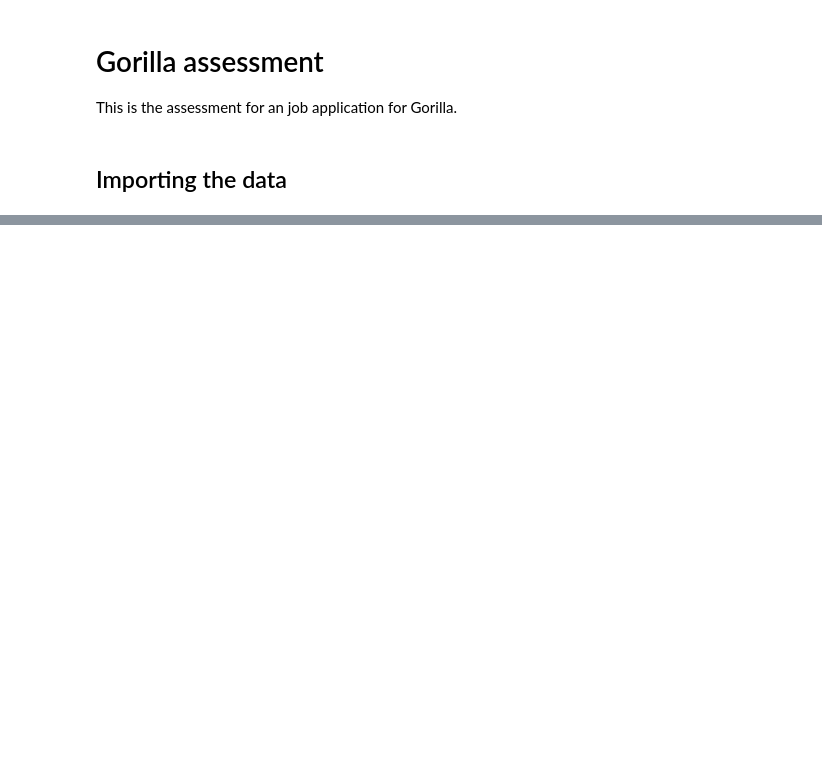
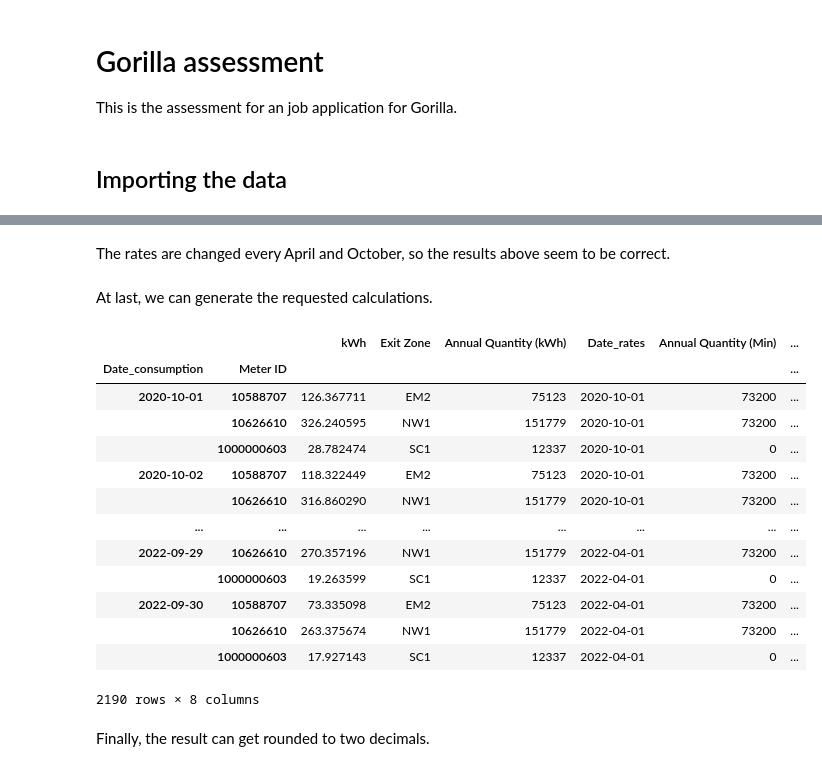
Before and after one commit to brmdv/assessment-gorilla, a Jupyter notebook: Assessment.ipynb, the cells around one changed output, grey strips where cells are left out. Saved outputs shown, nothing was run; the diff lists cells and outputs as text; code cells hidden in the pictures; blank space fills up the shorter version.

```diff
--- a/Assessment.ipynb
+++ b/Assessment.ipynb
@@ -38,0 +272,22 @@ memory usage: 51.5 KB
+# %% [markdown]
+The rates are changed every April and October, so the results above seem to be correct.
+# %% [markdown]
+At last, we can generate the requested calculations.
+# %%
+full_merge_date["Total Cost"]=full_merge_date["kWh"]*full_merge_date["Rate (p/kWh)"]
+full_merge_date
+# %% [output]
+|  |  | kWh | Exit Zone | Annual Quantity (kWh) | Date_rates | Annual Quantity (Min) | ... |
+| Date_consumption | Meter ID |  |  |  |  |  | ... |
+| 2020-10-01 | 10588707 | 126.367711 | EM2 | 75123 | 2020-10-01 | 73200 | ... |
+|  | 10626610 | 326.240595 | NW1 | 151779 | 2020-10-01 | 73200 | ... |
+|  | 1000000603 | 28.782474 | SC1 | 12337 | 2020-10-01 | 0 | ... |
+| 2020-10-02 | 10588707 | 118.322449 | EM2 | 75123 | 2020-10-01 | 73200 | ... |
+|  | 10626610 | 316.860290 | NW1 | 151779 | 2020-10-01 | 73200 | ... |
+| ... | ... | ... | ... | ... | ... | ... | ... |
+| 2022-09-29 | 10626610 | 270.357196 | NW1 | 151779 | 2022-04-01 | 73200 | ... |
+|  | 1000000603 | 19.263599 | SC1 | 12337 | 2022-04-01 | 0 | ... |
+| 2022-09-30 | 10588707 | 73.335098 | EM2 | 75123 | 2022-04-01 | 73200 | ... |
+|  | 10626610 | 263.375674 | NW1 | 151779 | 2022-04-01 | 73200 | ... |
+|  | 1000000603 | 17.927143 | SC1 | 12337 | 2022-04-01 | 0 | ... |
+2190 rows × 8 columns
@@ -38,0 +297,2 @@ memory usage: 51.5 KB
+# %% [markdown]
+Finally, the result can get rounded to two decimals.
```
Also changed, not shown: parts of 34 cells of this notebook.
